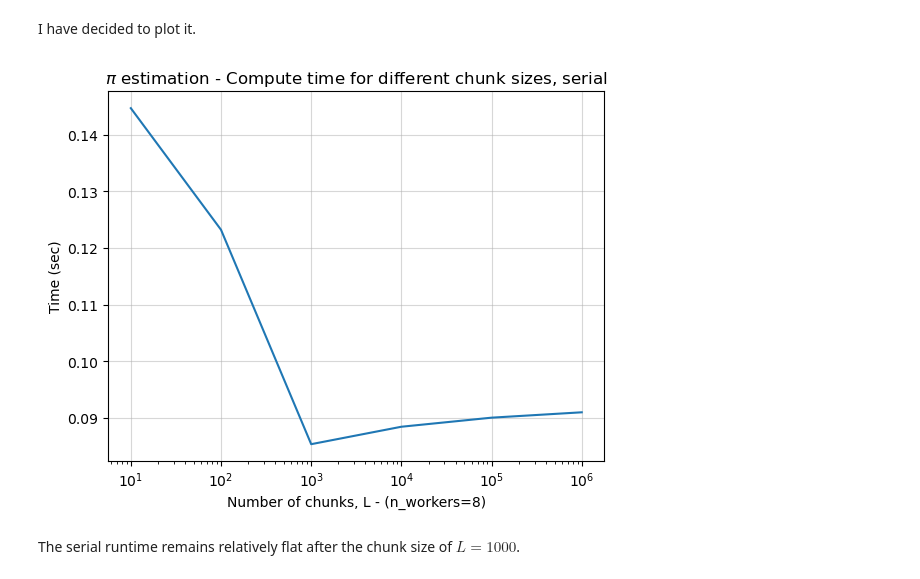
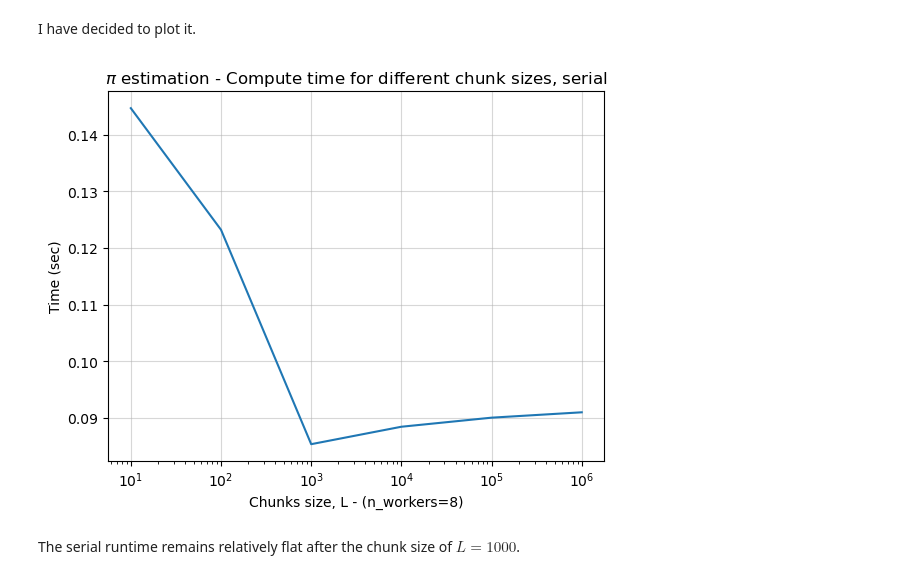
Before and after one commit to NDS8-TCP/nsc-mikkel, a Jupyter notebook: l05_exercises.ipynb, the cells around one changed output. Cells and saved outputs as stored; diff of their text form; code cells hidden in the pictures.

```diff
--- a/l05_exercises.ipynb
+++ b/l05_exercises.ipynb
@@ -103,16 +103,16 @@ if not ex1_file.exists():
 # %%
 times_serial = np.load(ex1_file)["serial"]
 
 plt.plot(chunk_sizes, times_serial)
-plt.xlabel(f"Number of chunks, L - (n_workers={n_proc})")
+plt.xlabel(f"Chunks size, L - (n_workers={n_proc})")
 plt.xscale("log")
 plt.ylabel("Time (sec)")
 plt.grid(alpha=0.5)
 plt.title(r"$\pi$ estimation - Compute time for different chunk sizes, serial")
 
 plt.show()
 # %% [output]
-[figure, old version]
+[figure, new version]
 # %% [markdown]
 The serial runtime remains relatively flat after the chunk size of $L=1000$.
 # %% [markdown]
```
Also changed, not shown: parts of 13 cells of this notebook.
